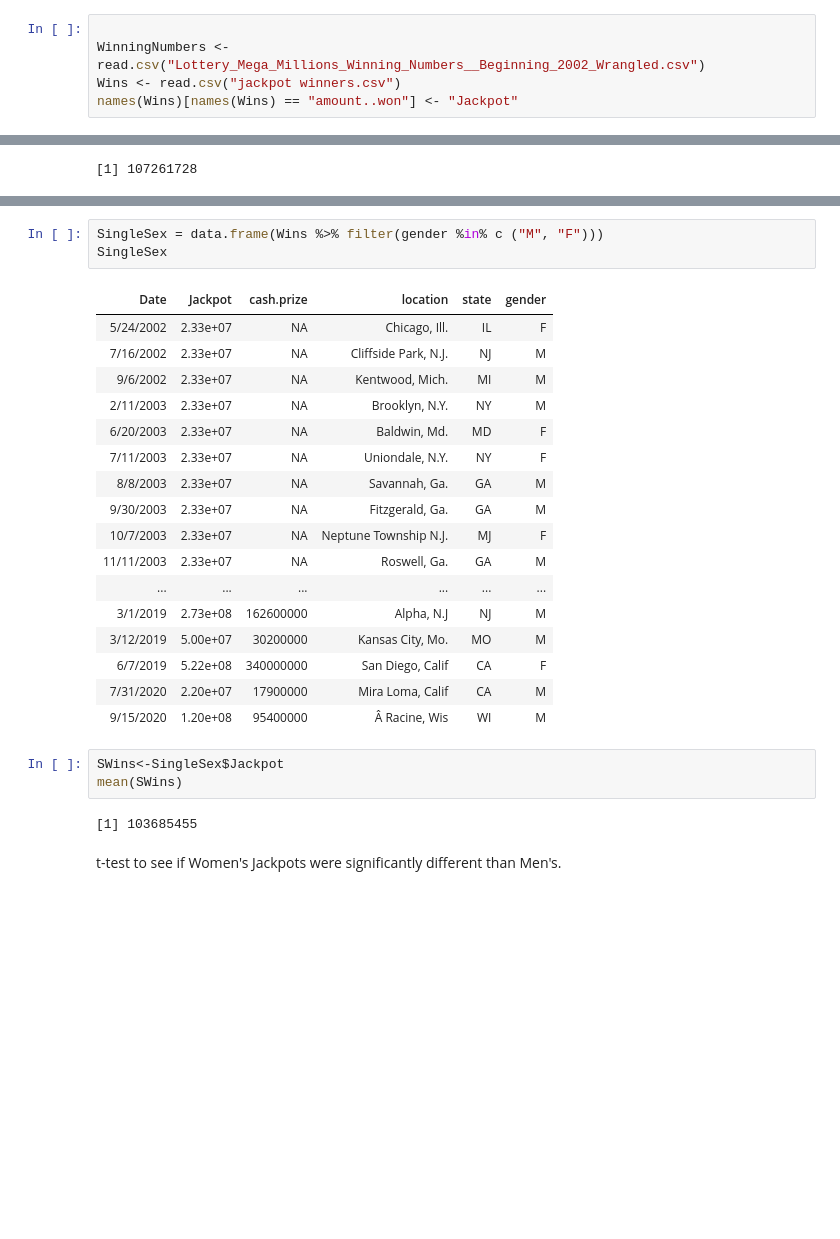
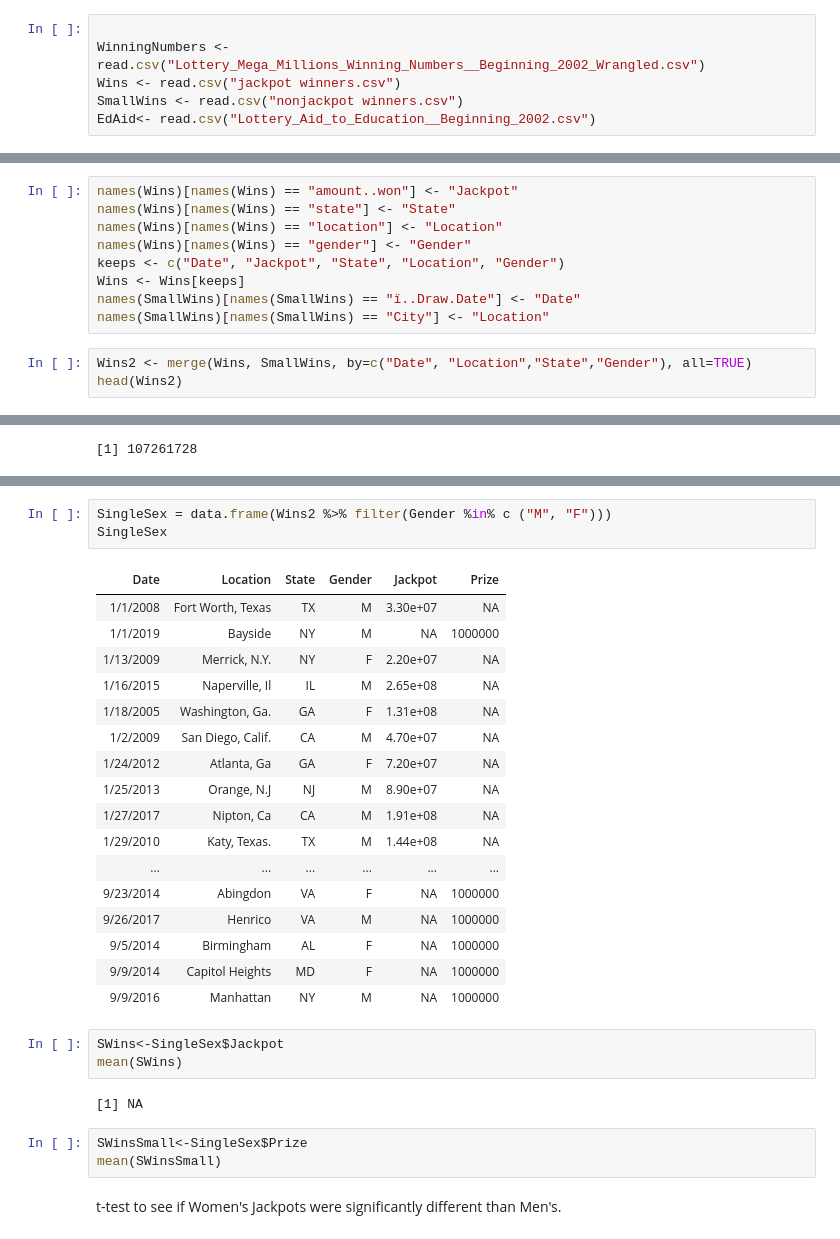
Before and after one commit to AlbiKovi/DSO110---Final-Group-Project, a Jupyter notebook: DSO110 - Final Group Project - Lottery - R Notebook.ipynb, the cells around one changed output, grey strips where cells are left out. Saved outputs shown, nothing was run; the diff lists cells and outputs as text; blank space fills up the shorter version.

```diff
--- a/DSO110 - Final Group Project - Lottery - R Notebook.ipynb
+++ b/DSO110 - Final Group Project - Lottery - R Notebook.ipynb
@@ -18,4 +18,5 @@ library(gmodels)
 
 WinningNumbers <- read.csv("Lottery_Mega_Millions_Winning_Numbers__Beginning_2002_Wrangled.csv")
 Wins <- read.csv("jackpot winners.csv")
-names(Wins)[names(Wins) == "amount..won"] <- "Jackpot"
+SmallWins <- read.csv("nonjackpot winners.csv")
+EdAid<- read.csv("Lottery_Aid_to_Education__Beginning_2002.csv")
@@ -21,0 +34,12 @@ names(Wins)[names(Wins) == "amount..won"] <- "Jackpot"
+# %%
+names(Wins)[names(Wins) == "amount..won"] <- "Jackpot"
+names(Wins)[names(Wins) == "state"] <- "State"
+names(Wins)[names(Wins) == "location"] <- "Location"
+names(Wins)[names(Wins) == "gender"] <- "Gender"
+keeps <- c("Date", "Jackpot", "State", "Location", "Gender")
+Wins <- Wins[keeps]
+names(SmallWins)[names(SmallWins) == "ï..Draw.Date"] <- "Date"
+names(SmallWins)[names(SmallWins) == "City"] <- "Location"
+# %%
+Wins2 <- merge(Wins, SmallWins, by=c("Date", "Location","State","Gender"), all=TRUE)
+head(Wins2)
@@ -137,29 +179,32 @@ mean(UWins)
 # %%
-SingleSex = data.frame(Wins %>% filter(gender %in% c ("M", "F")))
+SingleSex = data.frame(Wins2 %>% filter(Gender %in% c ("M", "F")))
 SingleSex
 # %% [output]
-| Date | Jackpot | cash.prize | location | state | gender |
-| 5/24/2002 | 2.33e+07 | NA | Chicago, Ill. | IL | F |
-| 7/16/2002 | 2.33e+07 | NA | Cliffside Park, N.J. | NJ | M |
-| 9/6/2002 | 2.33e+07 | NA | Kentwood, Mich. | MI | M |
-| 2/11/2003 | 2.33e+07 | NA | Brooklyn, N.Y. | NY | M |
-| 6/20/2003 | 2.33e+07 | NA | Baldwin, Md. | MD | F |
-| 7/11/2003 | 2.33e+07 | NA | Uniondale, N.Y. | NY | F |
-| 8/8/2003 | 2.33e+07 | NA | Savannah, Ga. | GA | M |
-| 9/30/2003 | 2.33e+07 | NA | Fitzgerald, Ga. | GA | M |
-| 10/7/2003 | 2.33e+07 | NA | Neptune Township N.J. | MJ | F |
-| 11/11/2003 | 2.33e+07 | NA | Roswell, Ga. | GA | M |
+| Date | Location | State | Gender | Jackpot | Prize |
+| 1/1/2008 | Fort Worth, Texas | TX | M | 3.30e+07 | NA |
+| 1/1/2019 | Bayside | NY | M | NA | 1000000 |
+| 1/13/2009 | Merrick, N.Y. | NY | F | 2.20e+07 | NA |
+| 1/16/2015 | Naperville, Il | IL | M | 2.65e+08 | NA |
+| 1/18/2005 | Washington, Ga. | GA | F | 1.31e+08 | NA |
+| 1/2/2009 | San Diego, Calif. | CA | M | 4.70e+07 | NA |
+| 1/24/2012 | Atlanta, Ga | GA | F | 7.20e+07 | NA |
+| 1/25/2013 | Orange, N.J | NJ | M | 8.90e+07 | NA |
+| 1/27/2017 | Nipton, Ca | CA | M | 1.91e+08 | NA |
+| 1/29/2010 | Katy, Texas. | TX | M | 1.44e+08 | NA |
 | ... | ... | ... | ... | ... | ... |
-| 3/1/2019 | 2.73e+08 | 162600000 | Alpha, N.J | NJ | M |
-| 3/12/2019 | 5.00e+07 | 30200000 | Kansas City, Mo. | MO | M |
-| 6/7/2019 | 5.22e+08 | 340000000 | San Diego, Calif | CA | F |
-| 7/31/2020 | 2.20e+07 | 17900000 | Mira Loma, Calif | CA | M |
-| 9/15/2020 | 1.20e+08 | 95400000 | Â Racine, Wis | WI | M |
+| 9/23/2014 | Abingdon | VA | F | NA | 1000000 |
+| 9/26/2017 | Henrico | VA | M | NA | 1000000 |
+| 9/5/2014 | Birmingham | AL | F | NA | 1000000 |
+| 9/9/2014 | Capitol Heights | MD | F | NA | 1000000 |
+| 9/9/2016 | Manhattan | NY | M | NA | 1000000 |
 # %%
 SWins<-SingleSex$Jackpot
 mean(SWins)
 # %% [output]
-[1] 103685455
+[1] NA
+# %%
+SWinsSmall<-SingleSex$Prize
+mean(SWinsSmall)
 # %% [markdown]
 t-test to see if  Women's Jackpots were significantly different than Men's.
 # %%
```
Also changed, not shown: parts of 13 cells of this notebook, 2 other files.
